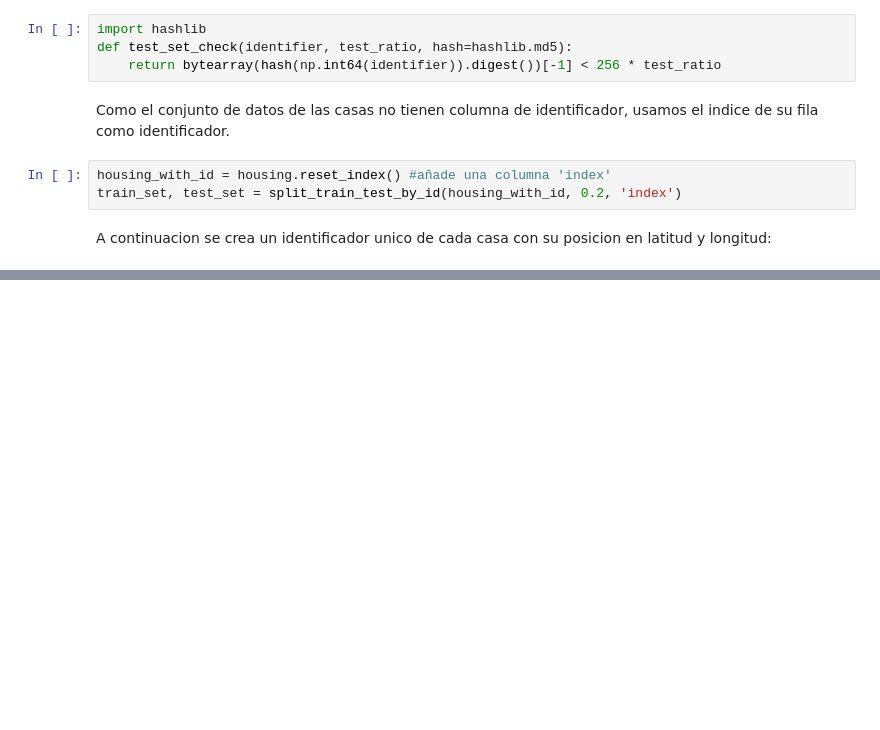
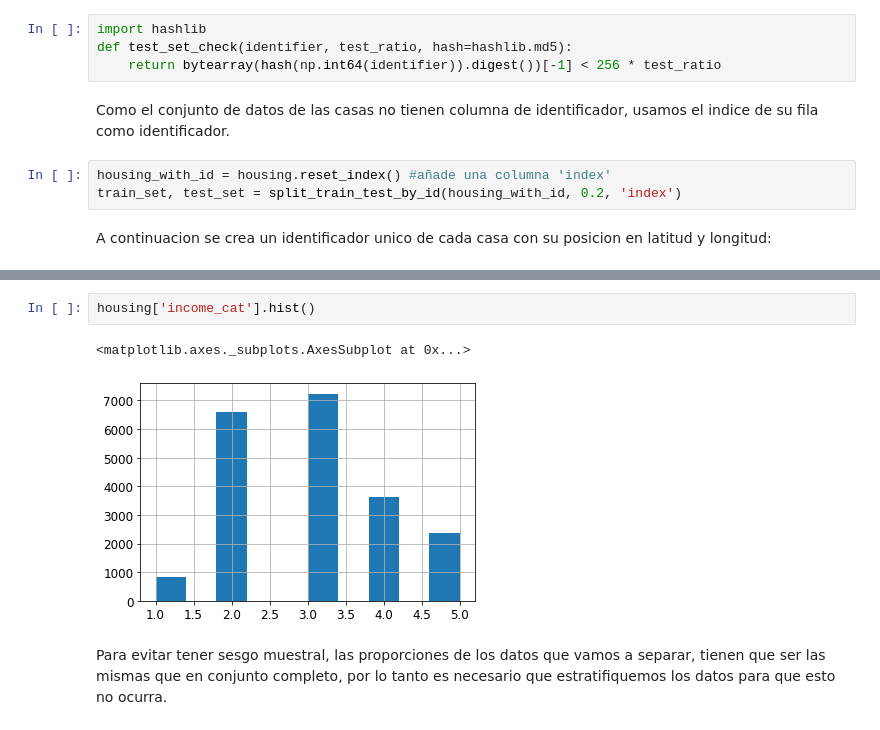
Before and after one commit to Anlu-Chen/ML, a Jupyter notebook: House_price_prediction.ipynb, the cells around one changed output, grey strips where cells are left out. Drawn from its saved outputs; the diff is of its cells as text; blank space fills up the shorter version.

```diff
--- a/House_price_prediction.ipynb
+++ b/House_price_prediction.ipynb
@@ -163,0 +198,7 @@ train_set, test_set = split_train_test_by_id(housing_with_id, 0.2, 'id')
+# %%
+housing['income_cat'].hist()
+# %% [output]
+<matplotlib.axes._subplots.AxesSubplot at 0x...>
+[figure, added]
+# %% [markdown]
+Para evitar tener sesgo muestral, las proporciones de los datos que vamos a separar, tienen que ser las mismas que en conjunto completo, por lo tanto es necesario que estratifiquemos los datos para que esto no ocurra.
```
Also changed, not shown: parts of 12 cells of this notebook.
